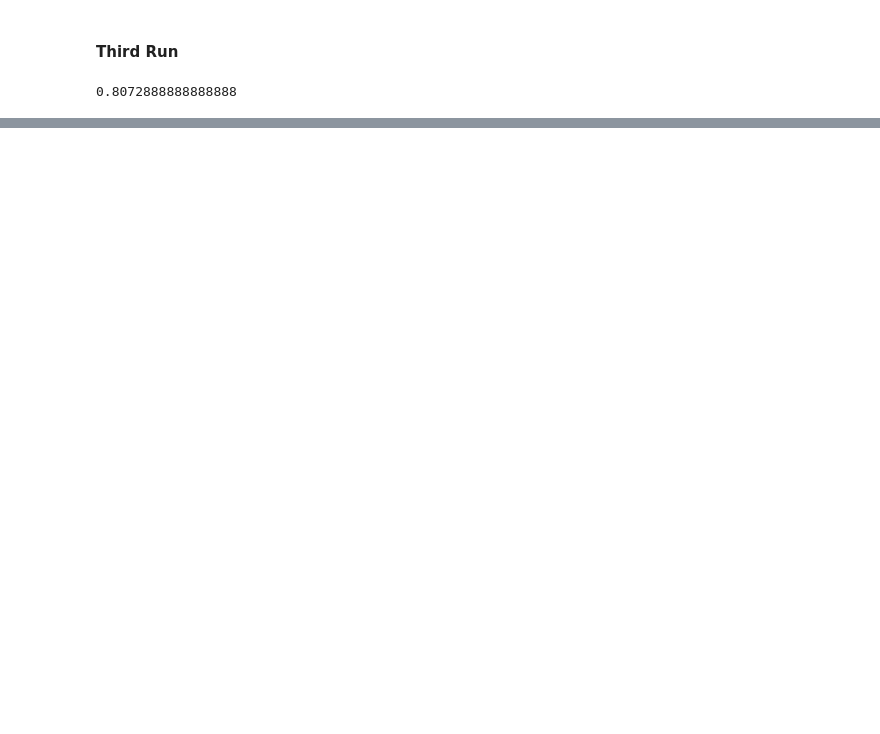
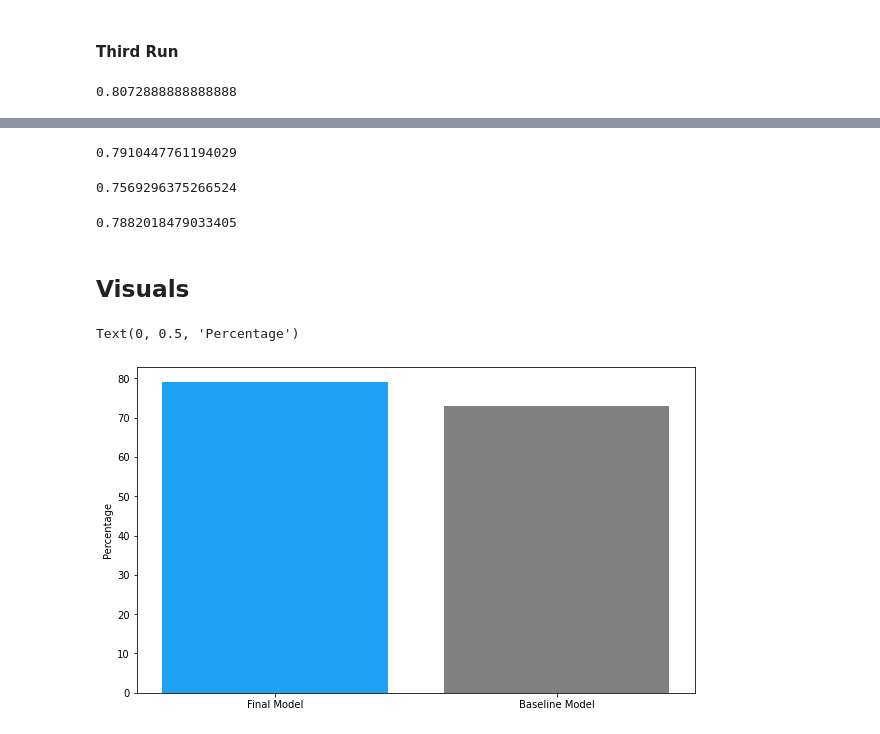
Before and after one commit to RaulCTorres/Capstone, a Jupyter notebook: Scratch code/Raul_scratch.ipynb, the cells around one changed output, grey strips where cells are left out. Drawn from its saved outputs; the diff is of its cells as text; code cells hidden in the pictures; blank space fills up the shorter version.

Commit message:
finished and made graph for final model

```diff
--- a/Scratch code/Raul_scratch.ipynb
+++ b/Scratch code/Raul_scratch.ipynb
@@ -609,0 +680,27 @@ gs_rfc.best_score_
+# %%
+# Final model score for randomforest grid search
+gs_rfc.score(X_test, y_test)
+# %% [output]
+0.7910447761194029
+# %%
+# Final model score for KNN
+pipe_knn.score(X_test, y_test)
+# %% [output]
+0.7569296375266524
+# %%
+# Final model score for Logisticregression
+pipe.score(X_test, y_test)
+# %% [output]
+0.7882018479033405
+# %% [markdown]
+## Visuals
+# %%
+x_acc = ['Final Model', 'Baseline Model']
+plt.figure(figsize=(10, 6))
+
+y_acc = [79, 73]
+plt.bar(x = x_acc, height = y_acc, color=['#1DA1F2', 'grey'])
+plt.ylabel('Percentage')
+# %% [output]
+Text(0, 0.5, 'Percentage')
+[figure, added]
```
Also changed, not shown: parts of 14 cells of this notebook, 1 other file.
